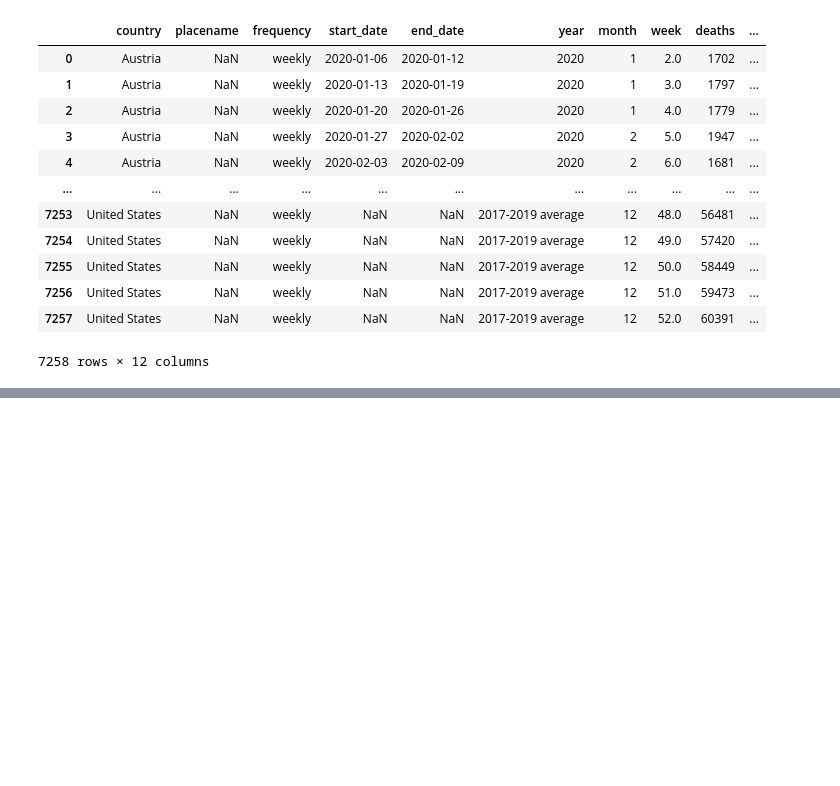
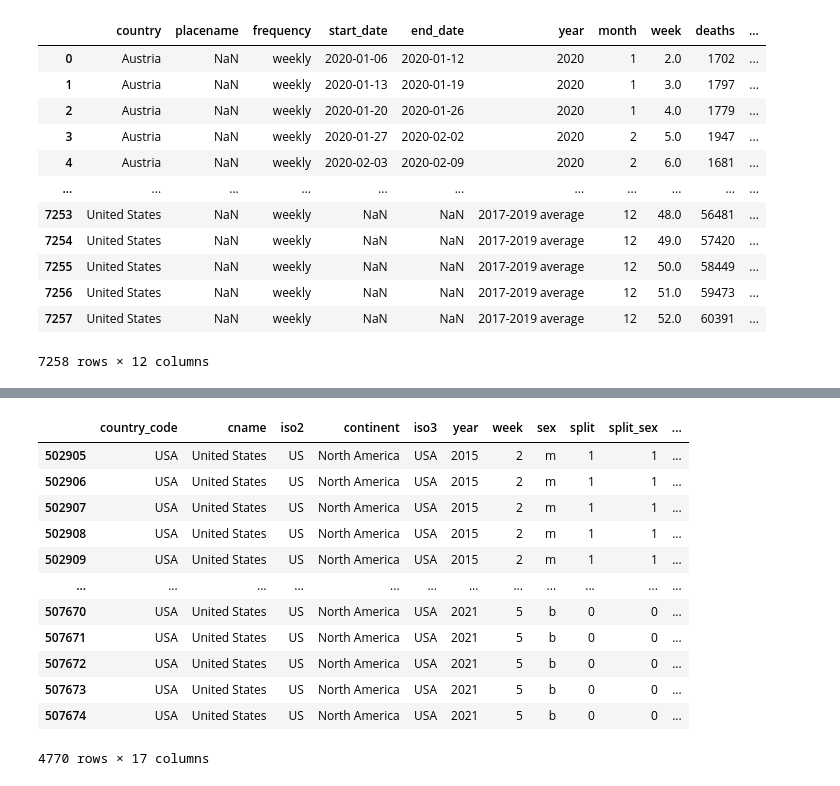
Before and after one commit to maxwell-sapp/EEP153-Project-1, a Jupyter notebook: EDA.ipynb, the cells around one changed output, grey strips where cells are left out. Saved outputs shown, nothing was run; the diff lists cells and outputs as text; code cells hidden in the pictures; blank space fills up the shorter version.

```diff
--- a/EDA.ipynb
+++ b/EDA.ipynb
@@ -374,0 +525,17 @@ import wbdata
+# %%
+stmf_us = stmf[stmf['cname'] == 'United States']
+stmf_us
+# %% [output]
+|  | country_code | cname | iso2 | continent | iso3 | year | week | sex | split | split_sex | ... |
+| 502905 | USA | United States | US | North America | USA | 2015 | 2 | m | 1 | 1 | ... |
+| 502906 | USA | United States | US | North America | USA | 2015 | 2 | m | 1 | 1 | ... |
+| 502907 | USA | United States | US | North America | USA | 2015 | 2 | m | 1 | 1 | ... |
+| 502908 | USA | United States | US | North America | USA | 2015 | 2 | m | 1 | 1 | ... |
+| 502909 | USA | United States | US | North America | USA | 2015 | 2 | m | 1 | 1 | ... |
+| ... | ... | ... | ... | ... | ... | ... | ... | ... | ... | ... | ... |
+| 507670 | USA | United States | US | North America | USA | 2021 | 5 | b | 0 | 0 | ... |
+| 507671 | USA | United States | US | North America | USA | 2021 | 5 | b | 0 | 0 | ... |
+| 507672 | USA | United States | US | North America | USA | 2021 | 5 | b | 0 | 0 | ... |
+| 507673 | USA | United States | US | North America | USA | 2021 | 5 | b | 0 | 0 | ... |
+| 507674 | USA | United States | US | North America | USA | 2021 | 5 | b | 0 | 0 | ... |
+4770 rows × 17 columns
```
Also changed, not shown: parts of 11 cells of this notebook.
